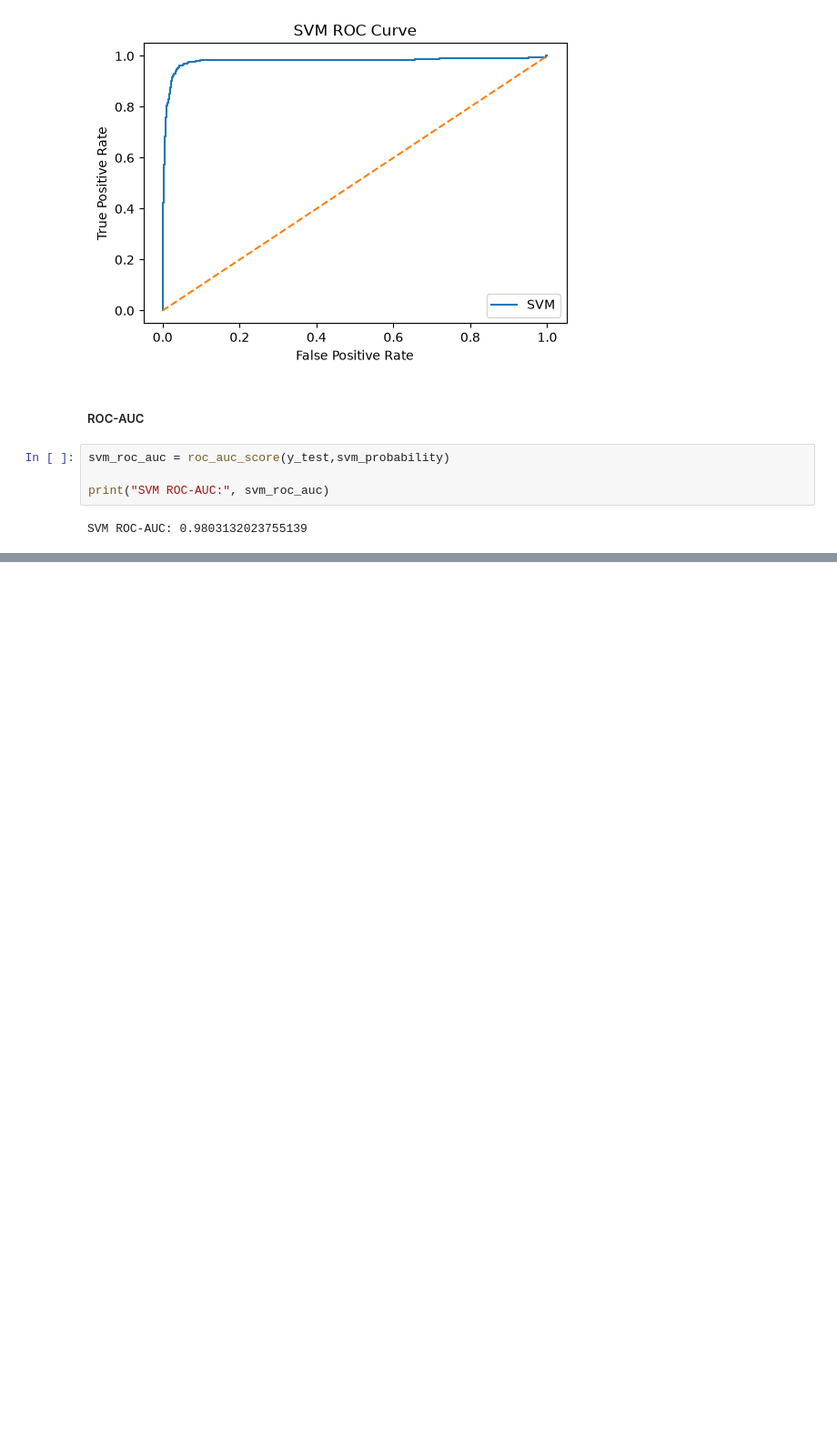
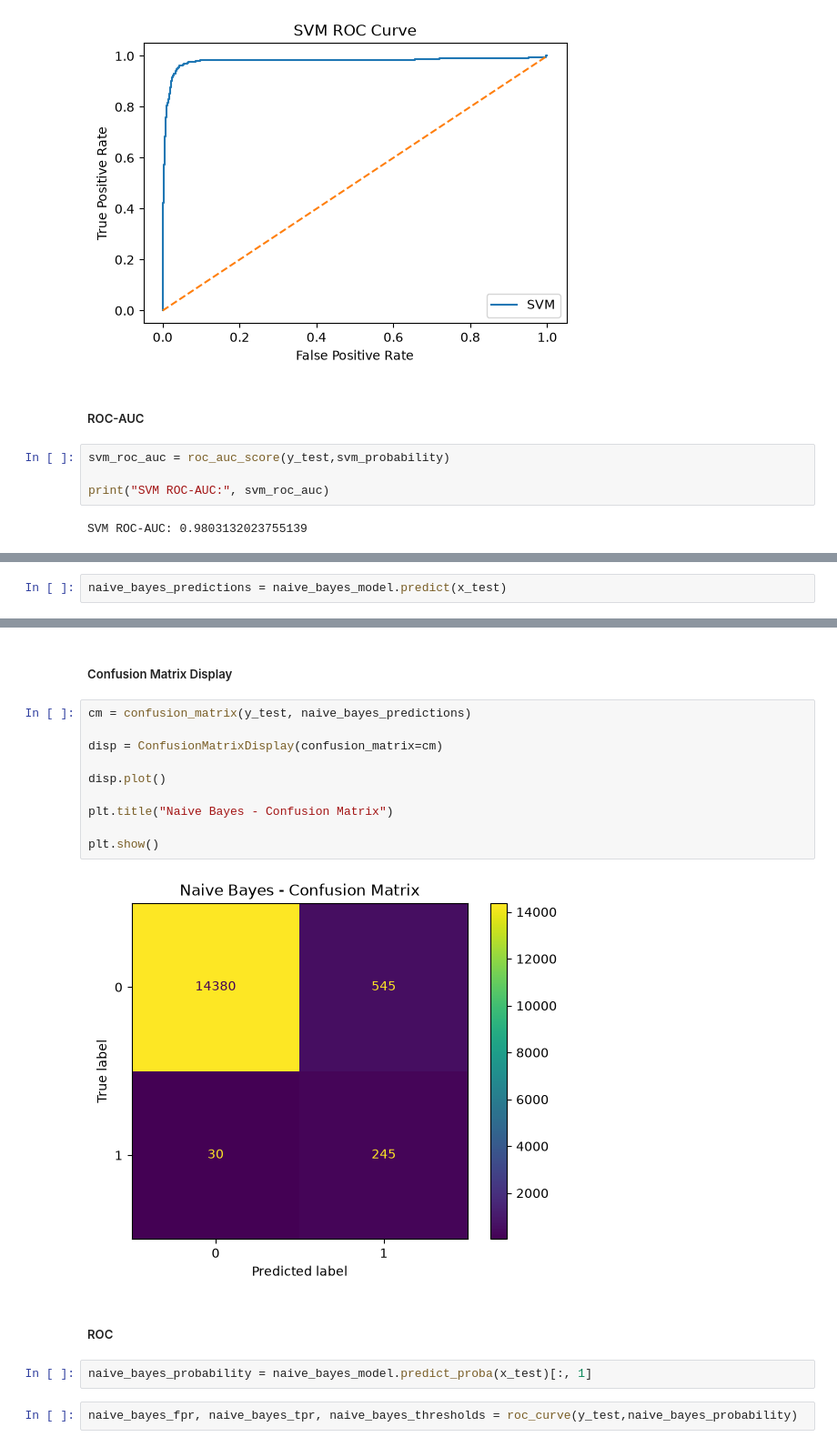
Before and after one commit to Rupesh-Mane/air-pressure-system-failure-prediction, a Jupyter notebook: notebooks/05_model_evaluation.ipynb, the cells around one changed output, grey strips where cells are left out. Shown at 91% size. Cells and saved outputs as stored; diff of their text form; blank space fills up the shorter version.

```diff
--- a/notebooks/05_model_evaluation.ipynb
+++ b/notebooks/05_model_evaluation.ipynb
@@ -624,0 +627,2 @@ SVM ROC-AUC: 0.9803132023755139
+# %%
+naive_bayes_predictions = naive_bayes_model.predict(x_test)
@@ -624,0 +683,20 @@ SVM ROC-AUC: 0.9803132023755139
+# %% [markdown]
+##### Confusion Matrix Display
+# %%
+cm = confusion_matrix(y_test, naive_bayes_predictions)
+
+disp = ConfusionMatrixDisplay(confusion_matrix=cm)
+
+disp.plot()
+
+plt.title("Naive Bayes - Confusion Matrix")
+
+plt.show()
+# %% [output]
+[figure, added]
+# %% [markdown]
+##### ROC
+# %%
+naive_bayes_probability = naive_bayes_model.predict_proba(x_test)[:, 1]
+# %%
+naive_bayes_fpr, naive_bayes_tpr, naive_bayes_thresholds = roc_curve(y_test,naive_bayes_probability)
```
Also changed, not shown: parts of 16 cells of this notebook.
